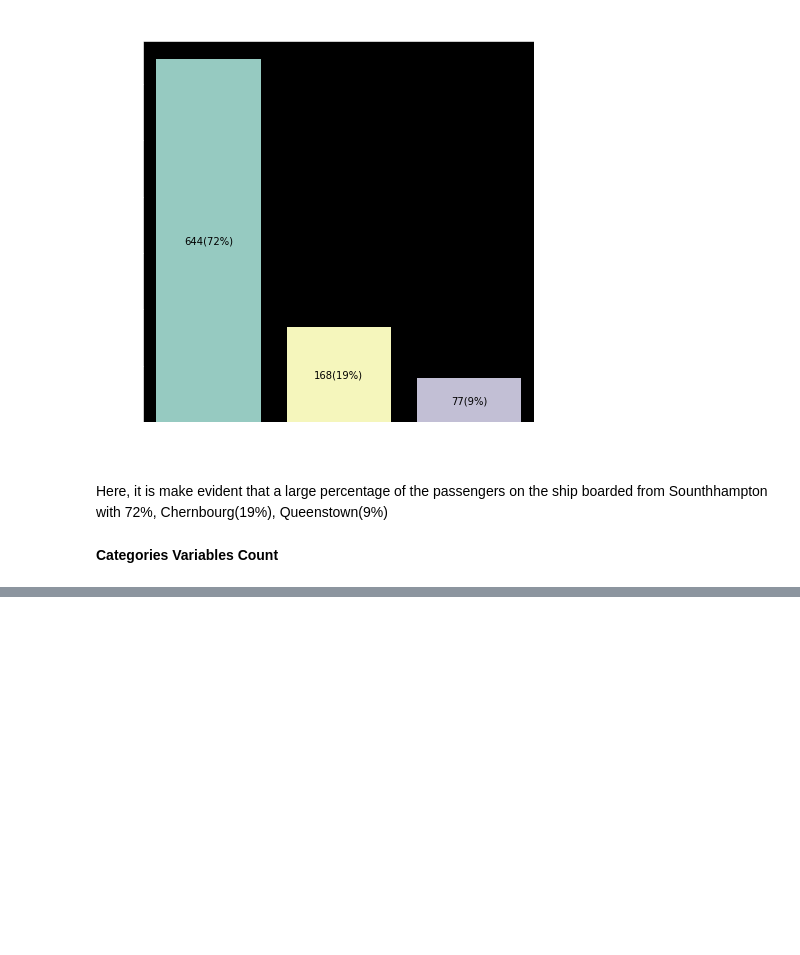
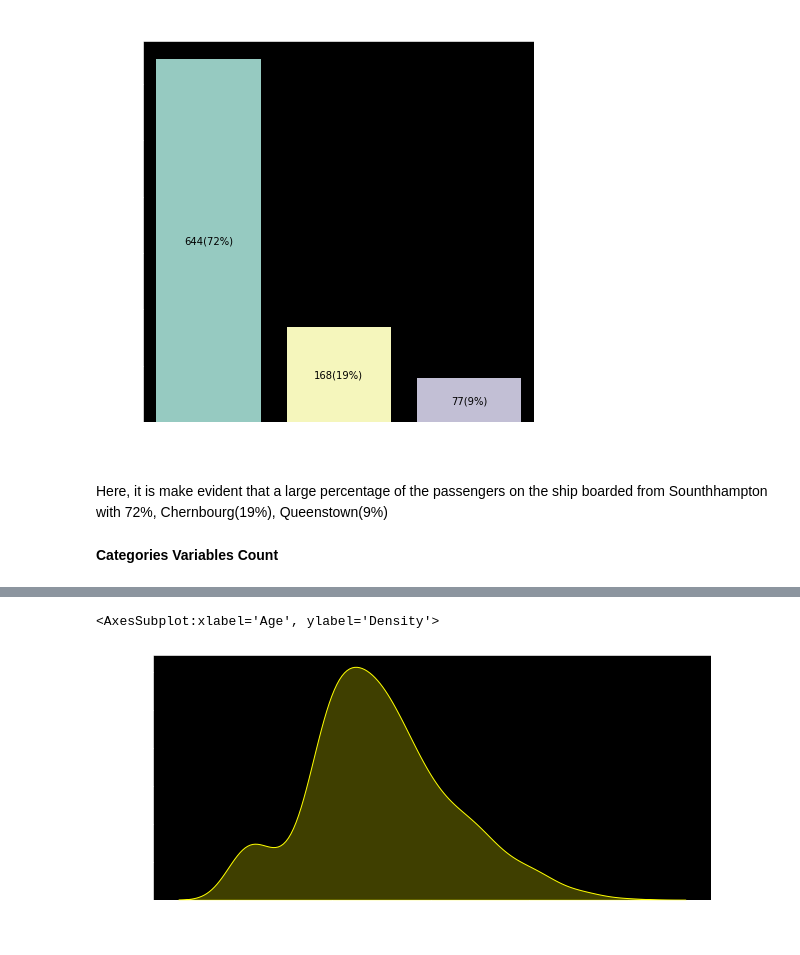
Before and after one commit to XVI-IX/titanic, a Jupyter notebook: titanic.ipynb, the cells around one changed output, grey strips where cells are left out. Drawn from its saved outputs; the diff is of its cells as text; code cells hidden in the pictures; blank space fills up the shorter version.

```diff
--- a/titanic.ipynb
+++ b/titanic.ipynb
@@ -208,0 +262,8 @@ Here, it is make evident that a large percentage of the passengers on the ship b
+# %%
+fig, ax = plt.subplots(figsize=(10, 4.5))
+
+sns.kdeplot(data=train["Age"], kernel="gau", ax=ax,
+color="yellow", shade=True, legend=True)
+# %% [output]
+<AxesSubplot:xlabel='Age', ylabel='Density'>
+[figure, added]
```
Also changed, not shown: parts of 15 cells of this notebook.
